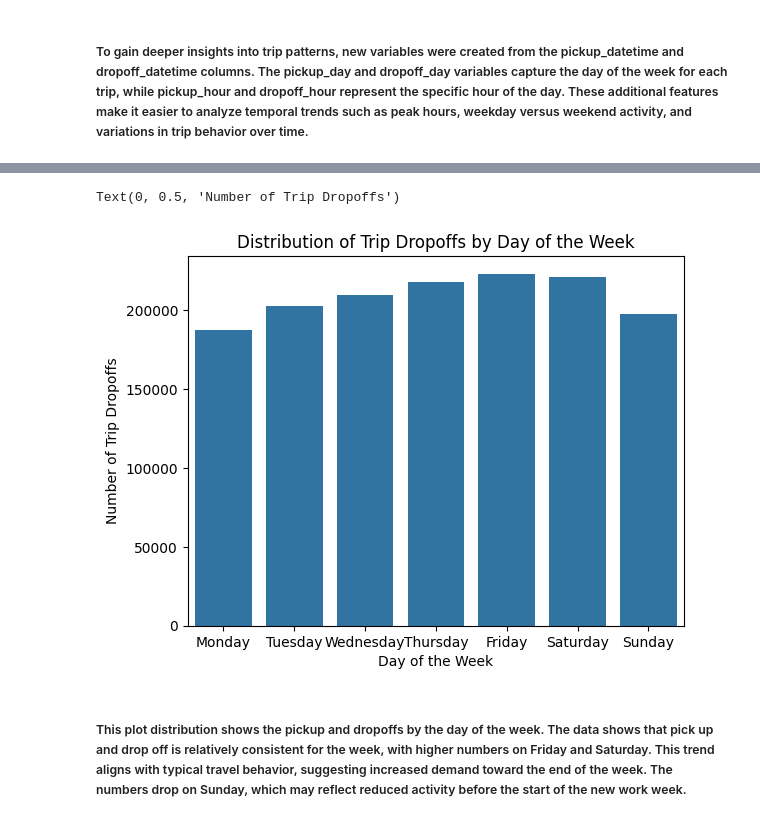
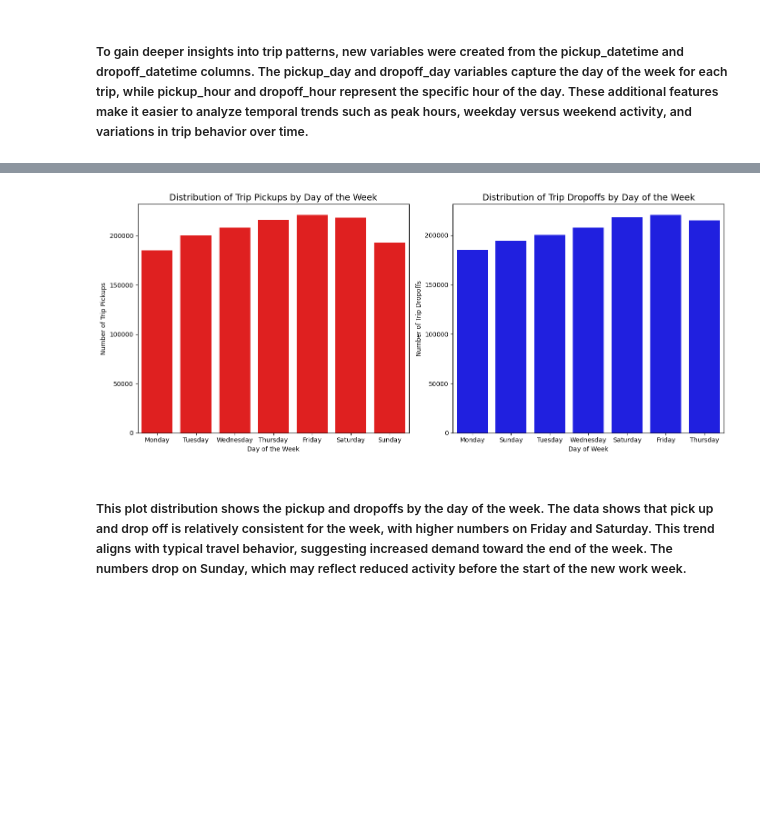
Before and after one commit to charralbert/Taxi_Trip_Duration, a Jupyter notebook: project_deliverable1_Group33.ipynb, the cells around one changed output, grey strips where cells are left out. Saved outputs shown, nothing was run; the diff lists cells and outputs as text; code cells hidden in the pictures; blank space fills up the shorter version.

```diff
--- a/project_deliverable1_Group33.ipynb
+++ b/project_deliverable1_Group33.ipynb
@@ -208,11 +282,25 @@ Text(0, 0.5, 'Number of Trip Pickups')
-# %%
-order = ['Monday', 'Tuesday', 'Wednesday', 'Thursday', 'Friday', 'Saturday', 'Sunday']
-sns.countplot(x='dropoff_day', data=df, order=order)
-plt.title('Distribution of Trip Dropoffs by Day of the Week')
-plt.xlabel('Day of the Week')
-plt.ylabel('Number of Trip Dropoffs')
-# %% [output]
-Text(0, 0.5, 'Number of Trip Dropoffs')
-[figure, removed]
+# %%
+sample_df = df.sample(10000) if len(df) > 10000 else df
+
+fig, axes = plt.subplots(1, 2, figsize=(14, 6))
+order = ['Monday', 'Tuesday', 'Wednesday', 'Thursday', 'Friday', 'Saturday', 'Sunday']
+
+# Plot 1: Distribution of Trip Pickups by Day of the Week
+sns.countplot(x='pickup_day', data=df, ax=axes[0], color='red')
+axes[0].set_title('Distribution of Trip Pickups by Day of the Week', fontsize=14)
+axes[0].set_xlabel('Day of the Week')
+axes[0].set_ylabel('Number of Trip Pickups')
+
+
+# Plot 2: Distribution of Trip Dropoffs by Day of the Week
+sns.countplot(x='dropoff_day', data=df, ax=axes[1], color='blue')
+axes[1].set_title('Distribution of Trip Dropoffs by Day of the Week', fontsize=14)
+axes[1].set_xlabel('Day of Week')
+axes[1].set_ylabel('Number of Trip Dropoffs')
+
+# Adjust spacing between plots
+plt.tight_layout()
+# %% [output]
+[figure, added]
 # %% [markdown]
 ##### This plot distribution shows the pickup and dropoffs by the day of the week. The data shows that pick up and drop off is relatively consistent for the week, with higher numbers on Friday and Saturday. This trend aligns with typical travel behavior, suggesting increased demand toward the end of the week. The numbers drop on Sunday, which may reflect reduced activity before the start of the new work week.
```
Also changed, not shown: parts of 35 cells of this notebook.
